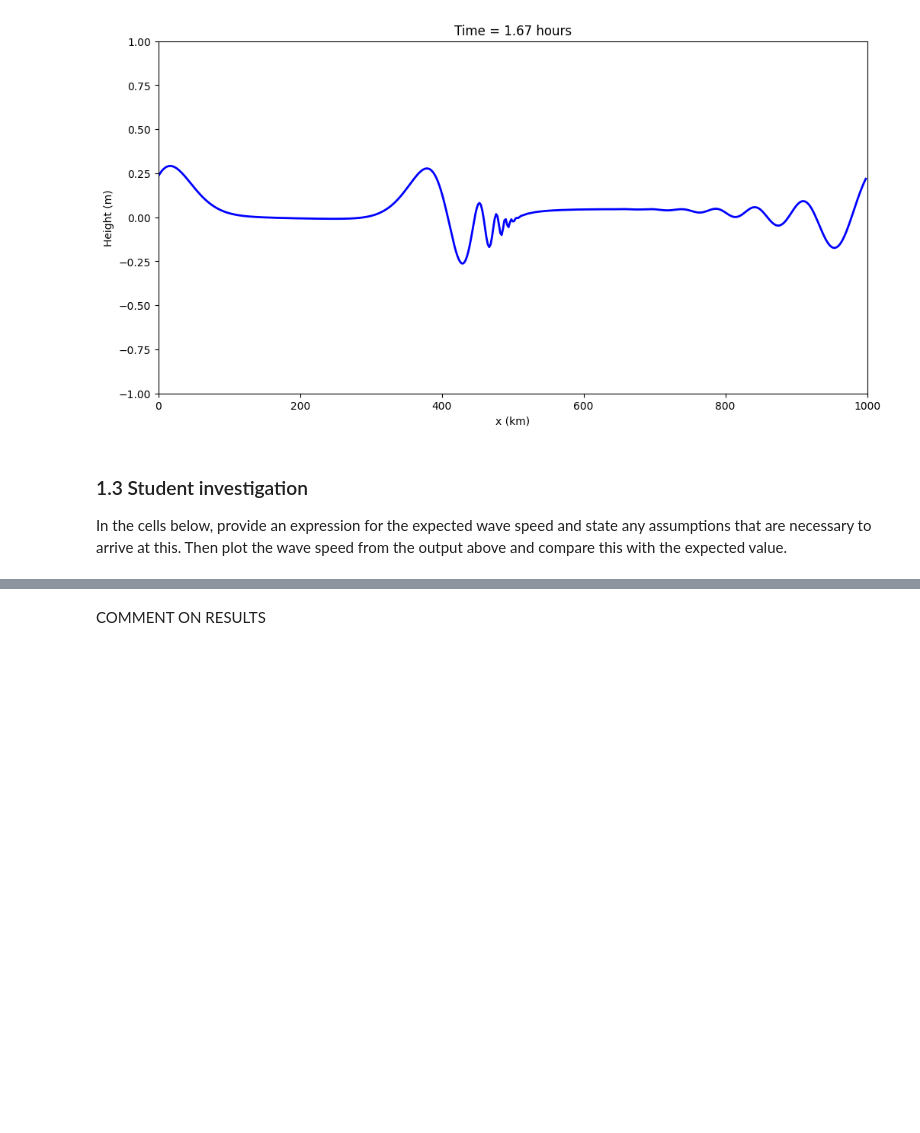
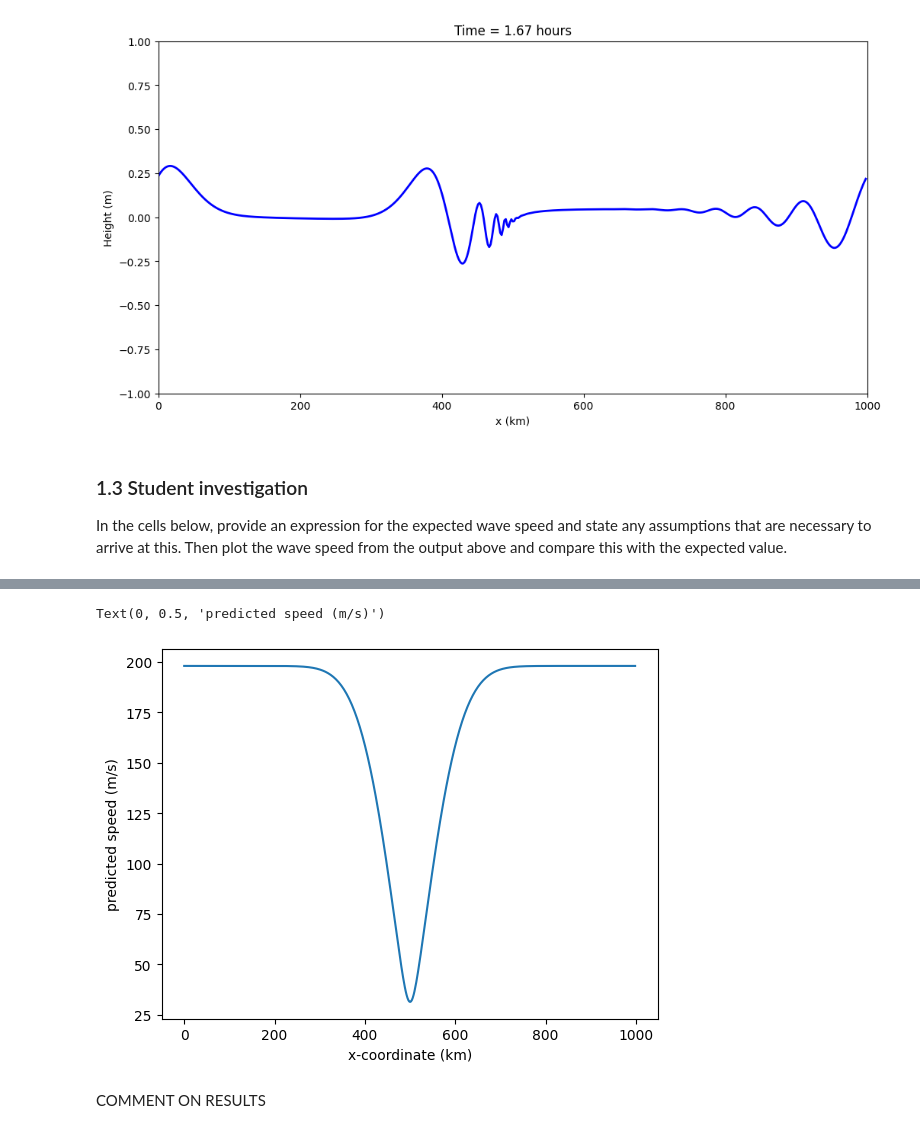
Before and after one commit to sjg230/QCES_LNM, a Jupyter notebook: Project3_tsunami.ipynb, the cells around one changed output, grey strips where cells are left out. Saved outputs shown, nothing was run; the diff lists cells and outputs as text; code cells hidden in the pictures; blank space fills up the shorter version.

```diff
--- a/Project3_tsunami.ipynb
+++ b/Project3_tsunami.ipynb
@@ -282,3 +295,11 @@ $ \frac{\partial^2 h}{\partial t^2} + -gH \frac{\partial^2 h}{\partial x^2} = 0$
+# %%
+fig, ax = plt.subplots()
+ax.plot(x/1000, np.sqrt(g*H['g']))
+ax.set_xlabel("x-coordinate (km)")
+ax.set_ylabel("predicted speed (m/s)")
+# %% [output]
+Text(0, 0.5, 'predicted speed (m/s)')
+[figure, added]
 # %% [markdown]
 COMMENT ON RESULTS
 # %% [markdown]
```
Also changed, not shown: parts of 7 cells of this notebook.
